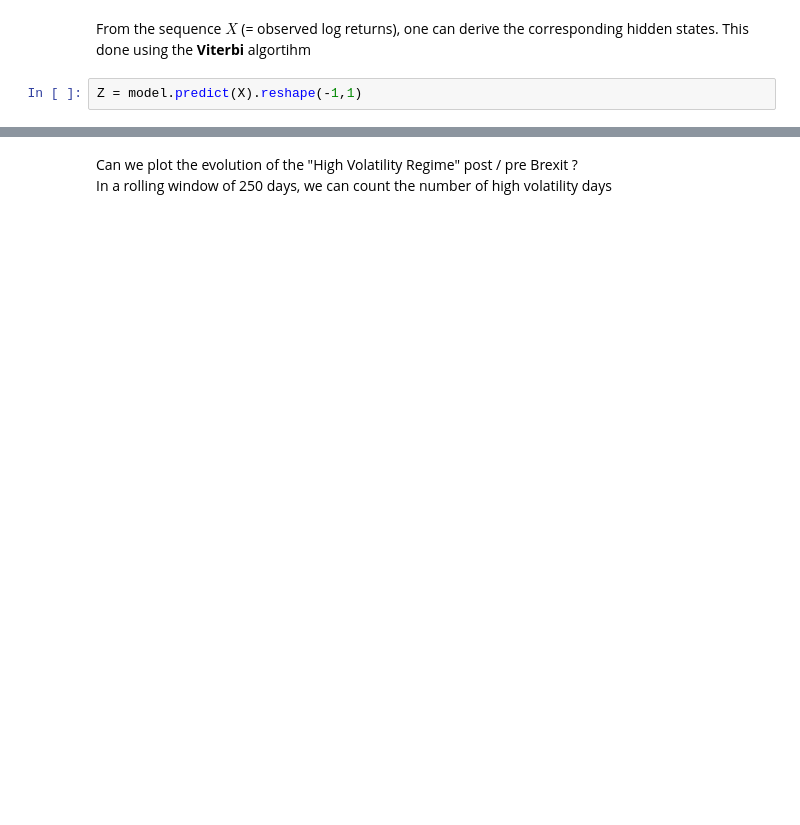
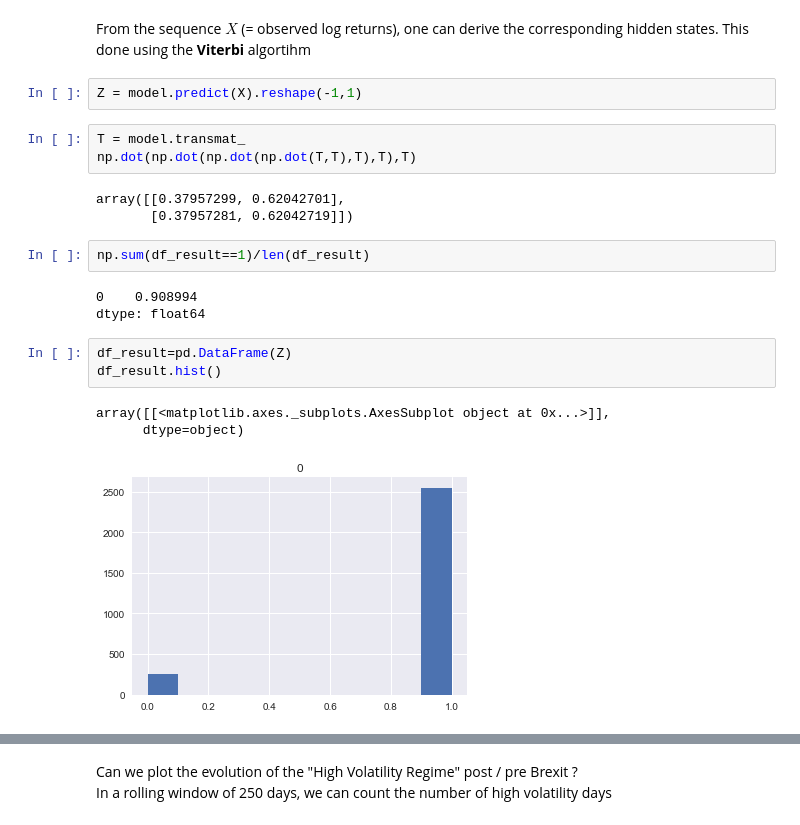
Before and after one commit to RiskConcile/workshop, a Jupyter notebook: Exercises/1.Machine Learning/Code/2.Unsupervised Learning/2.HMM/1.HMM.ipynb, the cells around one changed output, grey strips where cells are left out. Drawn from its saved outputs; the diff is of its cells as text; blank space fills up the shorter version.

```diff
--- a/Exercises/1.Machine Learning/Code/2.Unsupervised Learning/2.HMM/1.HMM.ipynb
+++ b/Exercises/1.Machine Learning/Code/2.Unsupervised Learning/2.HMM/1.HMM.ipynb
@@ -129,6 +139,24 @@ Standard deviations
 From the sequence $X$ (= observed log returns), one can derive the corresponding hidden states. This done using the <b>Viterbi</b> algortihm
 # %%
 Z = model.predict(X).reshape(-1,1)
+# %%
+T = model.transmat_
+np.dot(np.dot(np.dot(np.dot(T,T),T),T),T)
+# %% [output]
+array([[0.37957299, 0.62042701],
+       [0.37957281, 0.62042719]])
+# %%
+np.sum(df_result==1)/len(df_result)
+# %% [output]
+0    0.908994
+dtype: float64
+# %%
+df_result=pd.DataFrame(Z)
+df_result.hist()
+# %% [output]
+array([[<matplotlib.axes._subplots.AxesSubplot object at 0x...>]],
+      dtype=object)
+[figure, added]
 # %%
 fig = plt.subplots(1,1,figsize=(10,8))
 color = ['b','r']
```
Also changed, not shown: parts of 12 cells of this notebook.
